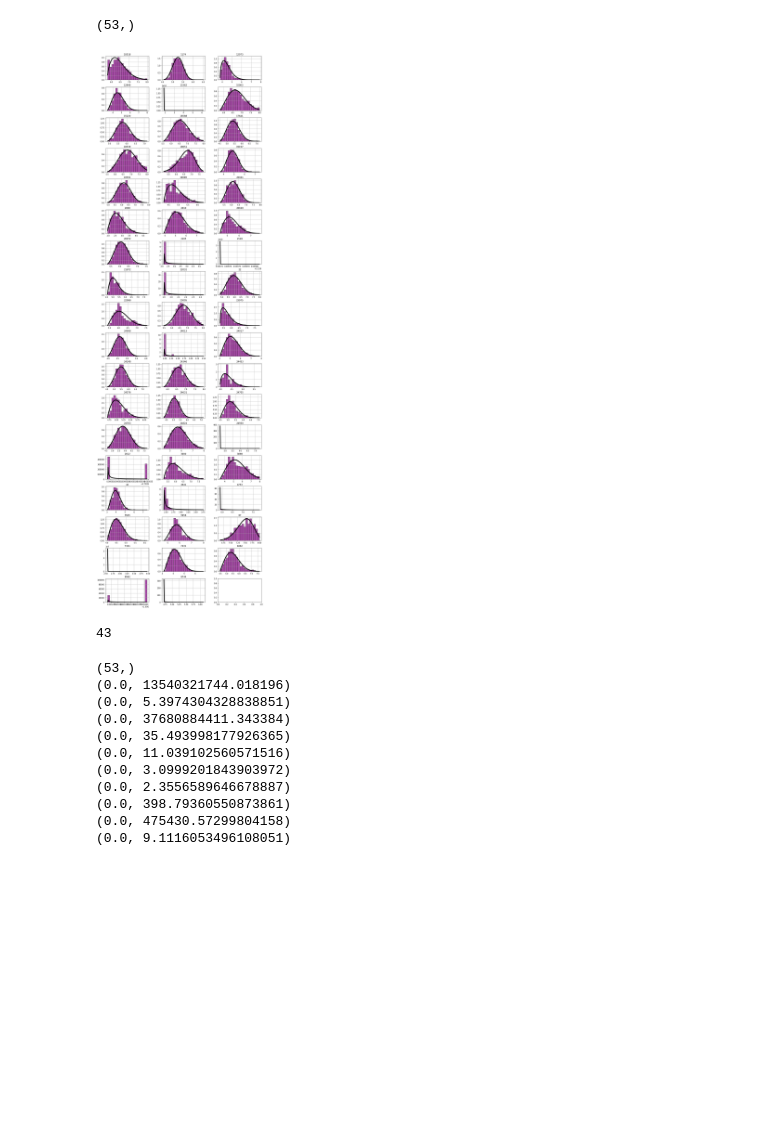
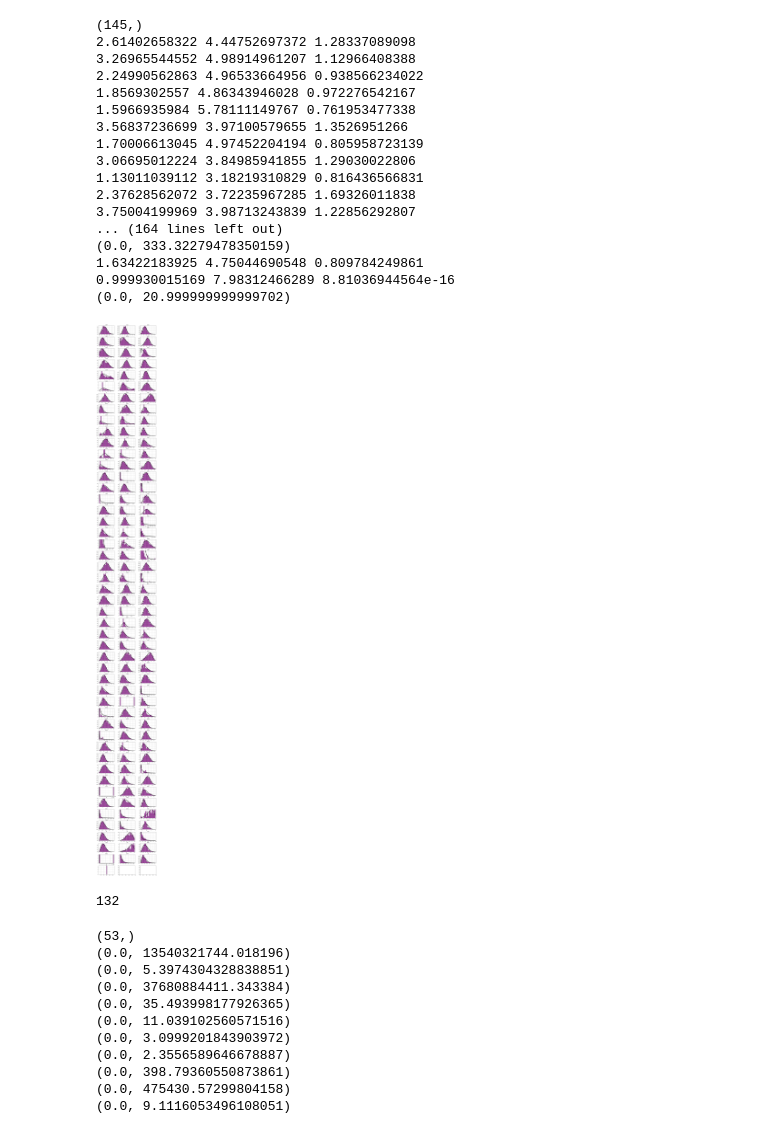
Before and after one commit to dtamayo/MLstability, a Jupyter notebook: Analysis/MCMC_Analysis/GenerateOverlaidHistsWeibull.ipynb, the cells around one changed output. Cells and saved outputs as stored; diff of their text form; code cells hidden in the pictures; blank space fills up the shorter version.

```diff
--- a/Analysis/MCMC_Analysis/GenerateOverlaidHistsWeibull.ipynb
+++ b/Analysis/MCMC_Analysis/GenerateOverlaidHistsWeibull.ipynb
@@ -10,7 +10,8 @@ import corner
 import time
 from scipy import stats
 # %%
-file_path = "../../../mnt/stability_stuff/stabilitydataset/data/LongTimeScale/"
+#file_path = "../../../mnt/stability_stuff/stabilitydataset/data/LongTimeScale/"
+file_path = "/mnt/scratch-lustre/nhussain/data/distributions/LongScale/"
 planet_systems = np.loadtxt(file_path+"Order.txt", dtype = str)
 print planet_systems.shape
 # %% [output]
@@ -18,7 +19,8 @@ print planet_systems.shape
 # %%
 planet_systems=["Sys_67_1e8.csv", "Sys_3898_1e8.csv", "Sys_24930_1e8.csv", "Sys_8744_1e8.csv", "Sys_4641_1e8.csv"]
 # %%
-info = pd.read_csv("../Figures/MCMCFigures/Weibull_Parameters.csv", index_col = 0)
+info = pd.read_csv("../../Figures/MCMCFigures/Weibull_MCMC_Params_145.csv", index_col = 0)
+info = pd.read_csv("../../Figures/MCMCFigures/Weibull_Parameters_145.csv", index_col =0 )
 info.tail()
 # %% [output]
 |  | ID | Gamma | Location | Alpha |
@@ -35,7 +37,7 @@ def plot_hists( planet_systems,title=None):
     fig.set_size_inches((15, nrow*3))
     #axarr[0].histogram
     for jj , planet_sys in enumerate(planet_systems[:ncol*nrow]):
-        data =pd.read_csv("../../../mnt/stability_stuff/stabilitydataset/data/LongTimeScale/"+planet_sys, index_col = 0)
+        data =pd.read_csv(file_path+planet_sys, index_col = 0)
         #print planet_sys, data.shape
 
         data = data[data["t"]<1e8]
@@ -43,7 +45,7 @@ def plot_hists( planet_systems,title=None):
         name = planet_sys.split("_")[1]
         # make guassian
         gamma, mean, alpha =  info[info["ID"]==int(name)][["Gamma","Location", "Alpha"]].values[0]
-
+        print gamma, mean, alpha
         x = np.linspace(data["logt"].min(), data["logt"].max(), 100)
         vals = stats.weibull_min.pdf(x,c=gamma,loc=mean,scale = alpha)
         axarr[jj//ncol, jj%ncol ].plot(x, vals, linewidth = 4, color = "black")
@@ -51,11 +53,18 @@ def plot_hists( planet_systems,title=None):
         data.hist("logt",  ax = axarr[jj//ncol, jj%ncol],  label = name, alpha = 0.7, normed = 1, color = "purple", edgecolor = "black", bins = 20)
         #create gaussian on top
         axarr[jj//ncol, jj%ncol ].set_title(name)
+        edges = axarr[jj//ncol, jj%ncol ].axes.get_ylim()
+        #print edges
+        if edges[1] > 2:
+            print edges
+            axarr[jj//ncol, jj%ncol ].set_ylim([0,min(3.5, edges[1])])
+        if name == "4641":
+            axarr[jj//ncol, jj%ncol ].set_ylim([0,8])
     plt.show()
     if title == None:
         plt.close(fig)
     else:
-        fig.savefig("../Figures/MCMCFigures/"+title, bbox_extent = "tight")
+        fig.savefig("../../Figures/MCMCFigures/"+title, bbox_extent = "tight")
     #plt.close(fig)
 # %%
 plot_hists(planet_systems)
@@ -64,13 +81,29 @@ plot_hists(planet_systems)
 # %%
 #try with systems in the middle to see if they are any more gaussian
-file_path = "../../../mnt/stability_stuff/stabilitydataset/data/LongTimeScale/"
+#file_path = "../../../mnt/stability_stuff/stabilitydataset/data/LongTimeScale/"
 planet_systems = np.loadtxt(file_path+"Order.txt", dtype = str)
 
 print planet_systems.shape
 plot_hists( planet_systems)
 # %% [output]
-(53,)
+(145,)
+2.61402658322 4.44752697372 1.28337089098
+3.26965544552 4.98914961207 1.12966408388
+2.24990562863 4.96533664956 0.938566234022
+1.8569302557 4.86343946028 0.972276542167
+1.5966935984 5.78111149767 0.761953477338
+3.56837236699 3.97100579655 1.3526951266
+1.70006613045 4.97452204194 0.805958723139
+3.06695012224 3.84985941855 1.29030022806
+1.13011039112 3.18219310829 0.816436566831
+2.37628562072 3.72235967285 1.69326011838
+3.75004199969 3.98713243839 1.22856292807
+... (164 lines left out)
+(0.0, 333.32279478350159)
+1.63422183925 4.75044690548 0.809784249861
+0.999930015169 7.98312466289 8.81036944564e-16
+(0.0, 20.999999999999702)
-[figure, old version]
+[figure, new version]
 # %%
 good_data = info[(info["Location"]>2.8)]
 good_data_ids = good_data["ID"].astype(int).values.astype(str)
@@ -81,7 +114,7 @@ print len(planet_systems)
 #plot_hists(planet_systems, "WeibullHists.png")
 #print good_data.shape
 # %% [output]
-43
+132
 # %%
 def plot_hists( planet_systems,title=None):
     #try making more coherent plots
```
Also changed, not shown: parts of 3 cells of this notebook, 3 other files.
